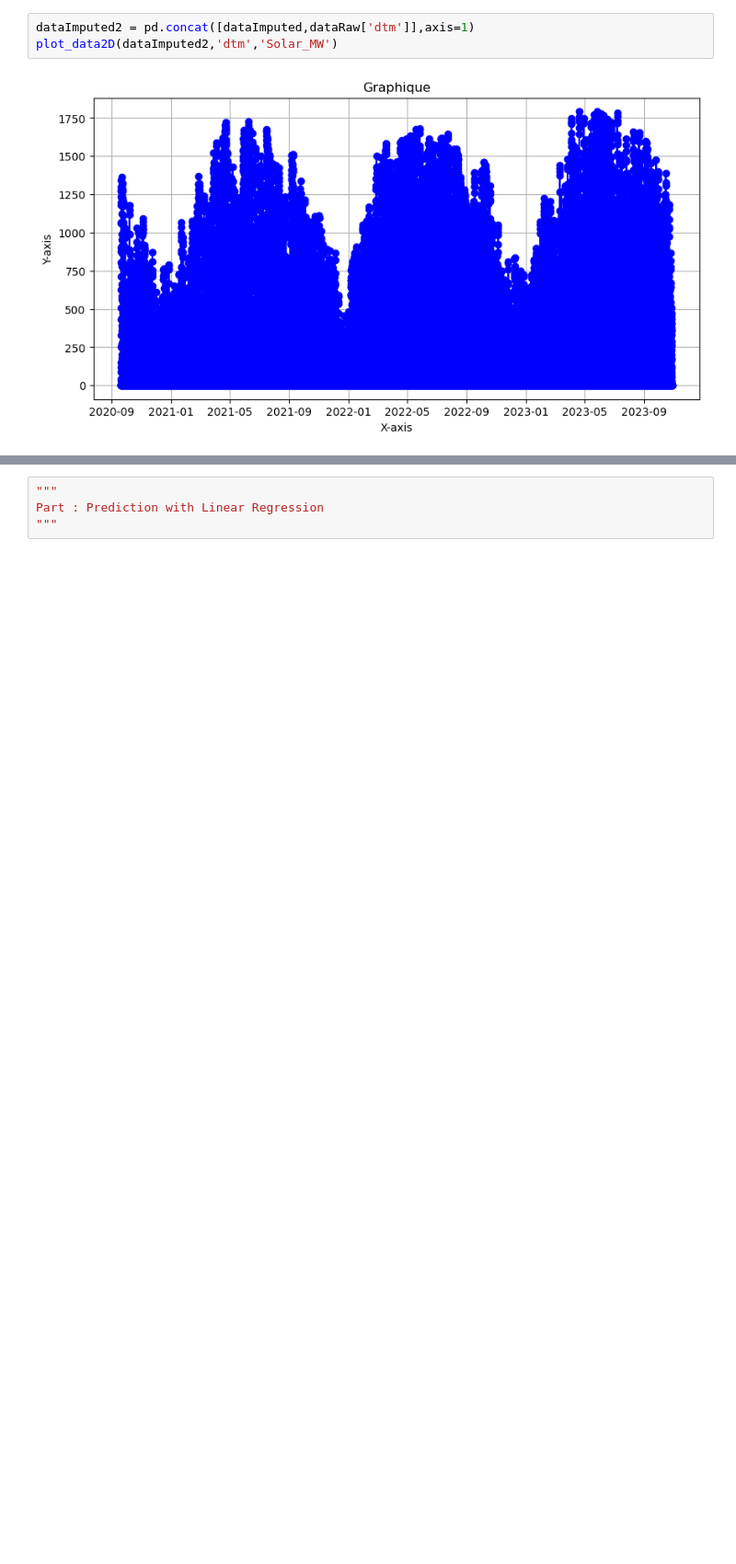
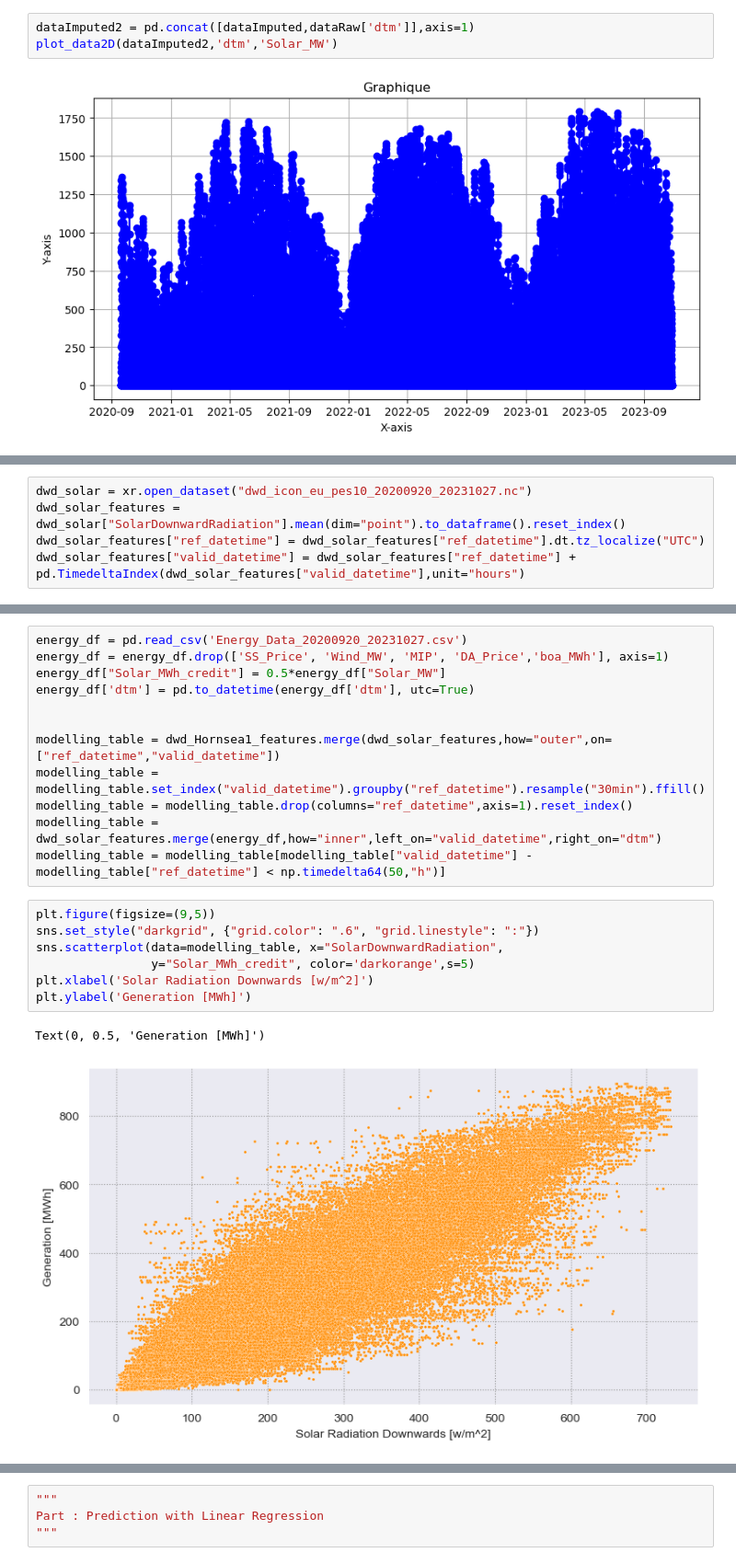
Before and after one commit to znaatcher/ProjectDatascience, a Jupyter notebook: project.ipynb, the cells around one changed output, grey strips where cells are left out. Shown at 92% size. Drawn from its saved outputs; the diff is of its cells as text; blank space fills up the shorter version.

```diff
--- a/project.ipynb
+++ b/project.ipynb
@@ -167,0 +198,5 @@ Part : NC files
+# %%
+dwd_solar = xr.open_dataset("dwd_icon_eu_pes10_20200920_20231027.nc")
+dwd_solar_features = dwd_solar["SolarDownwardRadiation"].mean(dim="point").to_dataframe().reset_index()
+dwd_solar_features["ref_datetime"] = dwd_solar_features["ref_datetime"].dt.tz_localize("UTC")
+dwd_solar_features["valid_datetime"] = dwd_solar_features["ref_datetime"] + pd.TimedeltaIndex(dwd_solar_features["valid_datetime"],unit="hours")
@@ -167,0 +224,22 @@ Part : NC files
+# %%
+energy_df = pd.read_csv('Energy_Data_20200920_20231027.csv')
+energy_df = energy_df.drop(['SS_Price', 'Wind_MW', 'MIP', 'DA_Price','boa_MWh'], axis=1)
+energy_df["Solar_MWh_credit"] = 0.5*energy_df["Solar_MW"]
+energy_df['dtm'] = pd.to_datetime(energy_df['dtm'], utc=True)
+
+
+modelling_table = dwd_Hornsea1_features.merge(dwd_solar_features,how="outer",on=["ref_datetime","valid_datetime"])
+modelling_table = modelling_table.set_index("valid_datetime").groupby("ref_datetime").resample("30min").ffill()
+modelling_table = modelling_table.drop(columns="ref_datetime",axis=1).reset_index()
+modelling_table = dwd_solar_features.merge(energy_df,how="inner",left_on="valid_datetime",right_on="dtm")
+modelling_table = modelling_table[modelling_table["valid_datetime"] - modelling_table["ref_datetime"] < np.timedelta64(50,"h")]
+# %%
+plt.figure(figsize=(9,5))
+sns.set_style("darkgrid", {"grid.color": ".6", "grid.linestyle": ":"})
+sns.scatterplot(data=modelling_table, x="SolarDownwardRadiation",
+                y="Solar_MWh_credit", color='darkorange',s=5)
+plt.xlabel('Solar Radiation Downwards [w/m^2]')
+plt.ylabel('Generation [MWh]')
+# %% [output]
+Text(0, 0.5, 'Generation [MWh]')
+[figure, added]
```
Also changed, not shown: parts of 15 cells of this notebook.
